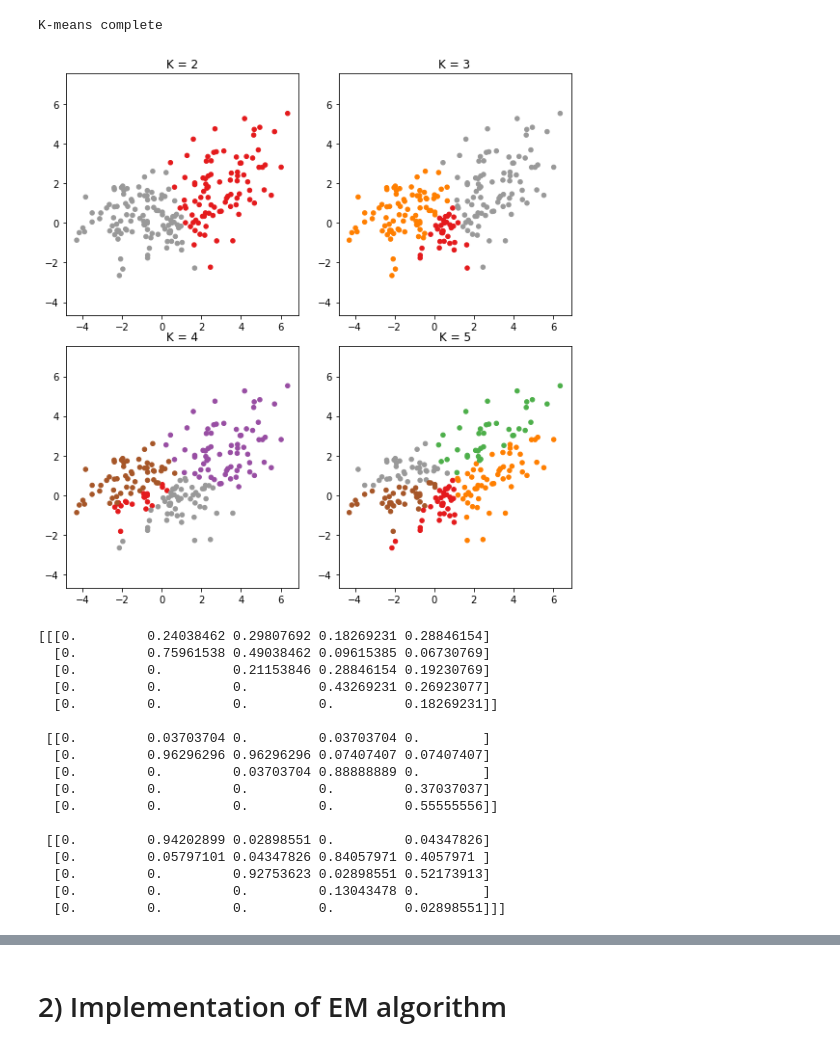
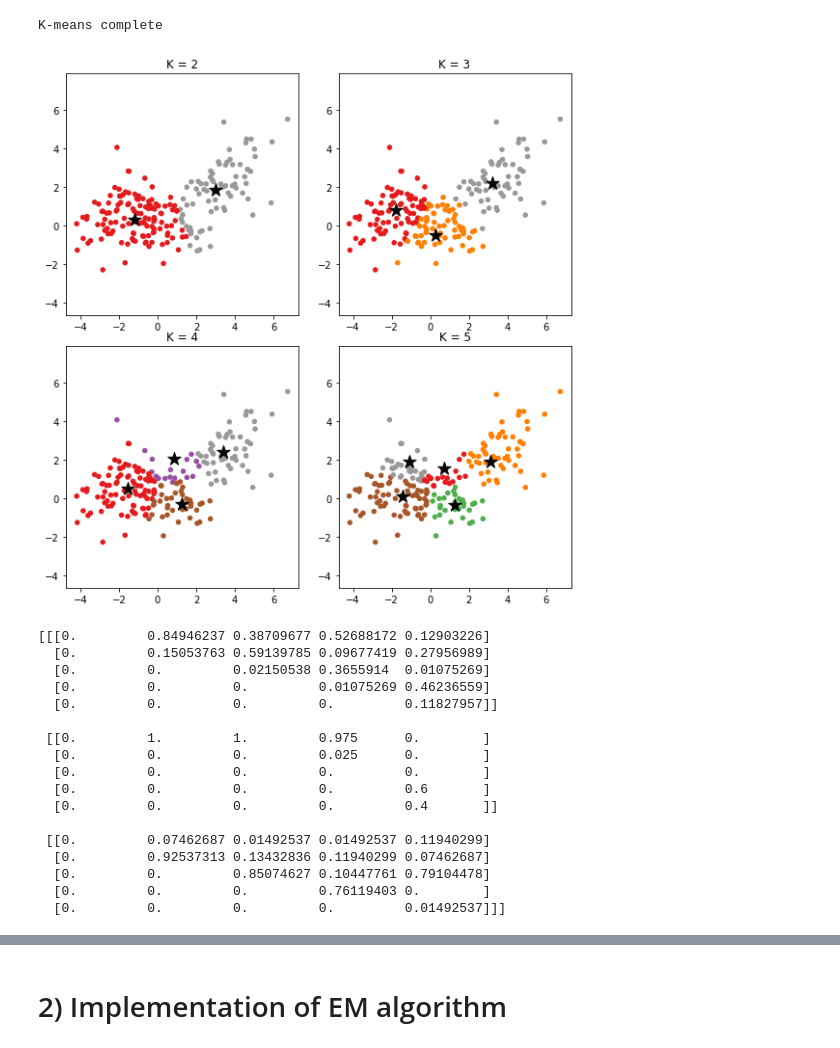
Before and after one commit to kongsgard/machine-learning, a Jupyter notebook: hw3/hw3.ipynb, the cells around one changed output, grey strips where cells are left out. Cells and saved outputs as stored; diff of their text form; code cells hidden in the pictures.

Commit message:
Fix bug in k-means

```diff
--- a/hw3/hw3.ipynb
+++ b/hw3/hw3.ipynb
@@ -90,72 +92,76 @@ def mean_squared_error(x,C,m):
 n_random_initializations = 5
 K_max = 5
 
+m_optimal = np.zeros((K_max, 2, K_max))
 C_optimal = np.zeros((N, K_max))
-m_optimal = np.zeros((K_max, 2, K_max))
 
 for K in range(2, K_max+1):
     min_mse = math.inf
     for i in range(n_random_initializations):
-        C = np.random.randint(1, high=K+1, size=(N, 1)) # Exclusive high
-        C, m = k_means(N,K,C,x)
-        mse = mean_squared_error(x,C,m)
+        C = np.random.randint(1, high=K+1, size=(N, 1))
+        m, C = k_means(N, K, C, x)
+        mse = mean_squared_error(x, m, C)
         if mse < min_mse:
+            m_optimal[0:K, :, K-1] = m
             C_optimal[:, K-1] = C.T
-            m_optimal[0:K, :, K-1] = m
             min_mse = mse
 print("K-means complete")
+
+#print("C_optimal: ", C_optimal)
+#print("m_optimal: ", m_optimal)
 # %% [output]
 K-means complete
 # %%
 # Compute one-hot encoding
 a = np.zeros((N, K_max, K_max))
-for K in range(2, K_max + 1):
+for K in range(1, K_max):
     for i in range(N):
-        a[i][int(C_optimal[i][K-1])-1][K-1] = 1
+        a[i, int(C_optimal[i, K])-1, K] = 1
 
 fig, axes = plt.subplots(2, 2, figsize=(8,8))
 fig.tight_layout()
 for K in range(2, K_max+1):
     row = int(K/2) - 1
     col = (K - 2) % 2
     axes[row, col].scatter(x[:, 0], x[:, 1], c=np.where(a[:,:,K-1])[1], s=20, cmap='Set1')
+    axes[row, col].scatter(m_optimal[0:K, :, K-1][:, 0], m_optimal[0:K, :, K-1][:, 1], marker='*', s=200, c='#050505')
     axes[row, col].set_title("K = %s"%K)
     axes[row, col].axis('equal')
 plt.show()
 # %% [output]
-[figure, old version]
+[figure, new version]
 # %%
-# Plot empirical probabilities
-# TODO: def plot_empirical_probabilities:
-empirical_probabilities = np.zeros((3, K_max, K_max))
-for K in range(2, K_max+1):
-    for li in range(3):
-        for j in range(K):
-            num_a = 0
-            num_z = 0
-            for i in range(N):
-                if z[i, li] == 1:
-                    num_z += 1
-                    if a[i, j, K-1] == 1:
-                        num_a += 1
-            empirical_probabilities[li, j, K-1] = num_a / num_z
+def empirical_probabilities():
+    empirical_probabilities = np.zeros((3, K_max, K_max))
+    for K in range(2, K_max+1):
+        for li in range(3):
+            for j in range(K):
+                num_a = 0
+                num_z = 0
+                for i in range(N):
+                    if z[i, li] == 1:
+                        num_z += 1
+                        if a[i, j, K-1] == 1:
+                            num_a += 1
+                empirical_probabilities[li, j, K-1] = num_a / num_z
+    return empirical_probabilities
 
-print(empirical_probabilities)
+print(empirical_probabilities())
 # %% [output]
-[[[0.         0.24038462 0.29807692 0.18269231 0.28846154]
-  [0.         0.75961538 0.49038462 0.09615385 0.06730769]
-  [0.         0.         0.21153846 0.28846154 0.19230769]
-  [0.         0.         0.         0.43269231 0.26923077]
-  [0.         0.         0.         0.         0.18269231]]
+[[[0.         0.84946237 0.38709677 0.52688172 0.12903226]
+  [0.         0.15053763 0.59139785 0.09677419 0.27956989]
+  [0.         0.         0.02150538 0.3655914  0.01075269]
+  [0.         0.         0.         0.01075269 0.46236559]
+  [0.         0.         0.         0.         0.11827957]]
 
- [[0.         0.03703704 0.         0.03703704 0.        ]
-  [0.         0.96296296 0.96296296 0.07407407 0.07407407]
-  [0.         0.         0.03703704 0.88888889 0.        ]
-  [0.         0.         0.         0.         0.37037037]
-  [0.         0.         0.         0.         0.55555556]]
+ [[0.         1.         1.         0.975      0.        ]
+  [0.         0.         0.         0.025      0.        ]
+  [0.         0.         0.         0.         0.        ]
+  [0.         0.         0.         0.         0.6       ]
+  [0.         0.         0.         0.         0.4       ]]
 
- [[0.         0.94202899 0.02898551 0.         0.04347826]
-  [0.         0.05797101 0.04347826 0.84057971 0.4057971 ]
-  [0.         0.         0.92753623 0.02898551 0.52173913]
-  [0.         0.         0.         0.13043478 0.        ]
-  [0.         0.         0.         0.         0.02898551]]]
+ [[0.         0.07462687 0.01492537 0.01492537 0.11940299]
+  [0.         0.92537313 0.13432836 0.11940299 0.07462687]
+  [0.         0.         0.85074627 0.10447761 0.79104478]
+  [0.         0.         0.         0.76119403 0.        ]
+  [0.         0.         0.         0.         0.01492537]]]
```
Also changed, not shown: parts of 18 cells of this notebook.
